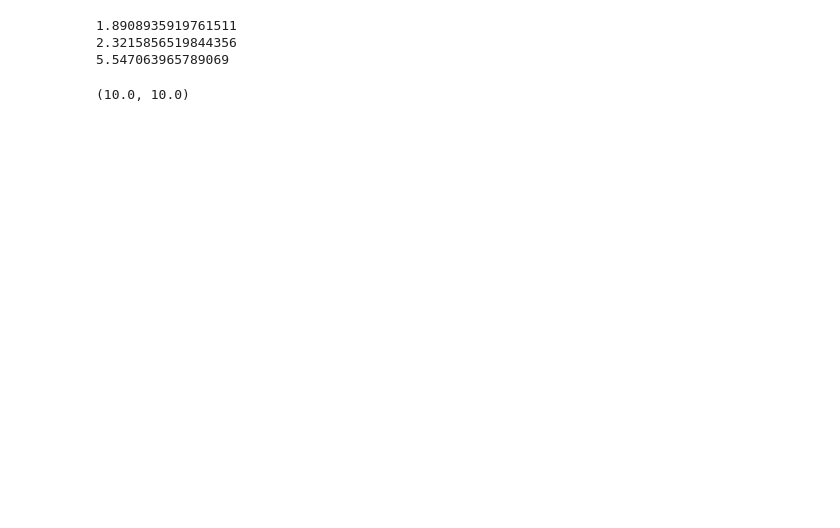
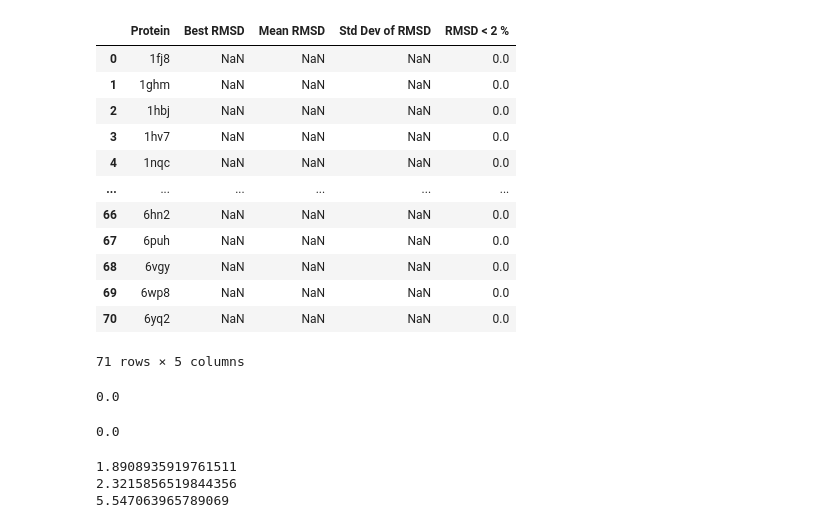
Before and after one commit to ymanasa2022/DiffDockL-Cov, a Jupyter notebook: eval_ymanasa.ipynb, the cells around one changed output. Cells and saved outputs as stored; diff of their text form; code cells hidden in the pictures; blank space fills up the shorter version.

Commit message:
score eval fxn working

```diff
--- a/eval_ymanasa.ipynb
+++ b/eval_ymanasa.ipynb
@@ -204,5 +320,29 @@ Could not load molecule from /home/ymanasa/turbo/ymanasa/opt/DiffDockL-Cov/data/
 # %%
-score_model_metrics = score_model_eval(all_df)
+mean_rmsd_perc, best_gen_perc, metrics_df = score_model_eval(all_df)
+# %%
+metrics_df
+# %% [output]
+|  | Protein | Best RMSD | Mean RMSD | Std Dev of RMSD | RMSD < 2 % |
+| 0 | 1fj8 | NaN | NaN | NaN | 0.0 |
+| 1 | 1ghm | NaN | NaN | NaN | 0.0 |
+| 2 | 1hbj | NaN | NaN | NaN | 0.0 |
+| 3 | 1hv7 | NaN | NaN | NaN | 0.0 |
+| 4 | 1nqc | NaN | NaN | NaN | 0.0 |
+| ... | ... | ... | ... | ... | ... |
+| 66 | 6hn2 | NaN | NaN | NaN | 0.0 |
+| 67 | 6puh | NaN | NaN | NaN | 0.0 |
+| 68 | 6vgy | NaN | NaN | NaN | 0.0 |
+| 69 | 6wp8 | NaN | NaN | NaN | 0.0 |
+| 70 | 6yq2 | NaN | NaN | NaN | 0.0 |
+71 rows × 5 columns
+# %%
+mean_rmsd_perc
+# %% [output]
+0.0
+# %%
+best_gen_perc
+# %% [output]
+0.0
 # %%
 confidence_model_metrics = confidence_model_eval(all_df)
 # %%
@@ -232,7 +372,3 @@ rank1_corrects = count_rank1/num_prots * 100
 1.8908935919761511
 2.3215856519844356
 5.547063965789069
-# %%
-top_50, top_10
-# %% [output]
-(10.0, 10.0)
```
Also changed, not shown: parts of 10 cells of this notebook, 4 other files.
